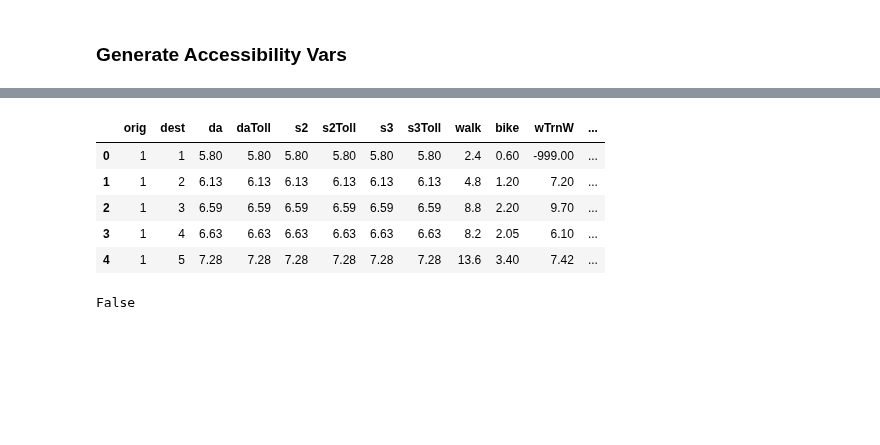
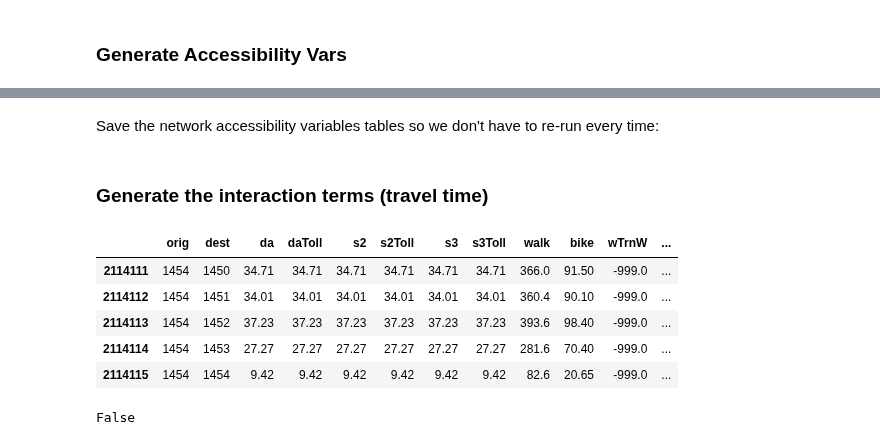
Before and after one commit to ual/ual_model_workspace, a Jupyter notebook: fall-2018-models/notebooks-max/WLCM.ipynb, the cells around one changed output, grey strips where cells are left out. Cells and saved outputs as stored; diff of their text form; code cells hidden in the pictures; blank space fills up the shorter version.

```diff
--- a/fall-2018-models/notebooks-max/WLCM.ipynb
+++ b/fall-2018-models/notebooks-max/WLCM.ipynb
@@ -354,0 +344,2 @@ orca.broadcast('buildings', 'jobs', cast_index=True, onto_on='building_id')
+# %% [markdown]
+Save the network accessibility variables tables so we don't have to re-run every time:
@@ -355,14 +349,16 @@ orca.broadcast('buildings', 'jobs', cast_index=True, onto_on='building_id')
+# %% [markdown]
+### Generate the interaction terms (travel time)
 # %%
 skims = pd.read_csv('./data/TimeSkimsDatabaseAM.csv')
 # %%
-skims.head()
+skims.tail()
 # %% [output]
 |  | orig | dest | da | daToll | s2 | s2Toll | s3 | s3Toll | walk | bike | wTrnW | ... |
-| 0 | 1 | 1 | 5.80 | 5.80 | 5.80 | 5.80 | 5.80 | 5.80 | 2.4 | 0.60 | -999.00 | ... |
-| 1 | 1 | 2 | 6.13 | 6.13 | 6.13 | 6.13 | 6.13 | 6.13 | 4.8 | 1.20 | 7.20 | ... |
-| 2 | 1 | 3 | 6.59 | 6.59 | 6.59 | 6.59 | 6.59 | 6.59 | 8.8 | 2.20 | 9.70 | ... |
-| 3 | 1 | 4 | 6.63 | 6.63 | 6.63 | 6.63 | 6.63 | 6.63 | 8.2 | 2.05 | 6.10 | ... |
-| 4 | 1 | 5 | 7.28 | 7.28 | 7.28 | 7.28 | 7.28 | 7.28 | 13.6 | 3.40 | 7.42 | ... |
+| 2114111 | 1454 | 1450 | 34.71 | 34.71 | 34.71 | 34.71 | 34.71 | 34.71 | 366.0 | 91.50 | -999.0 | ... |
+| 2114112 | 1454 | 1451 | 34.01 | 34.01 | 34.01 | 34.01 | 34.01 | 34.01 | 360.4 | 90.10 | -999.0 | ... |
+| 2114113 | 1454 | 1452 | 37.23 | 37.23 | 37.23 | 37.23 | 37.23 | 37.23 | 393.6 | 98.40 | -999.0 | ... |
+| 2114114 | 1454 | 1453 | 27.27 | 27.27 | 27.27 | 27.27 | 27.27 | 27.27 | 281.6 | 70.40 | -999.0 | ... |
+| 2114115 | 1454 | 1454 | 9.42 | 9.42 | 9.42 | 9.42 | 9.42 | 9.42 | 82.6 | 20.65 | -999.0 | ... |
 # %%
 ~parcels['zone_id'].isin(skims['orig']).any()
 # %% [output]
```
Also changed, not shown: parts of 39 cells of this notebook.
